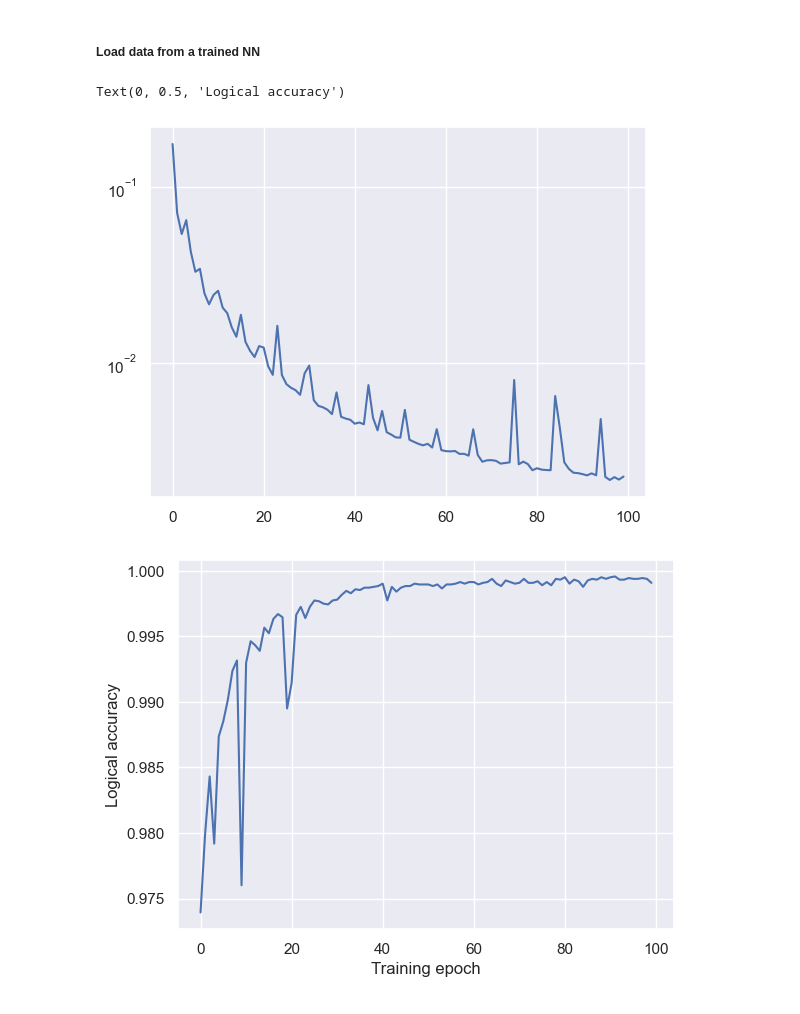
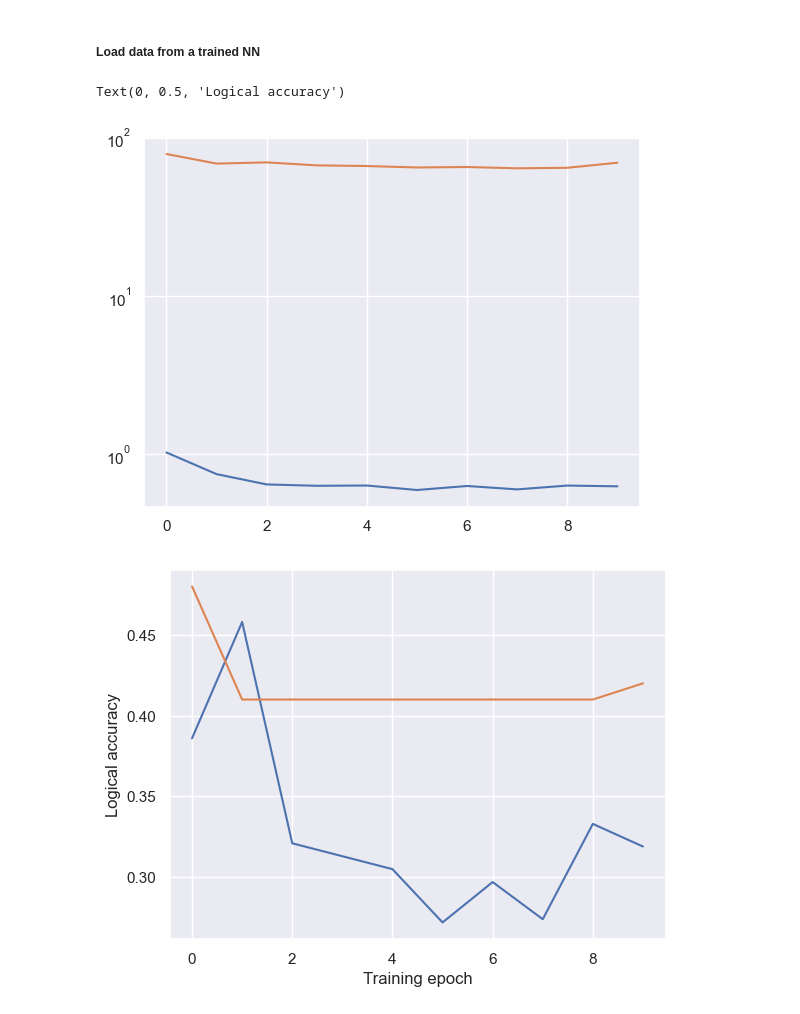
Before and after one commit to ibengtsson/GNN_decoder_quant, a Jupyter notebook: notebooks/dev_nn.ipynb, the cells around one changed output. Drawn from its saved outputs; the diff is of its cells as text; code cells hidden in the pictures.

```diff
--- a/notebooks/dev_nn.ipynb
+++ b/notebooks/dev_nn.ipynb
@@ -11,23 +11,26 @@ sns.set()
 # %% [markdown]
 ##### Load data from a trained NN
 # %%
-path = Path("../saved_models/model_231213-175916.pt")
+path = Path("../saved_models/d7_d_t_11_231214-145024.pt")
 training_data = torch.load(path, map_location="cpu")
 # %%
 history = training_data["training_history"]
-loss = history["loss"]
-failure_rate = history["failure_rate"]
+train_loss = history["train_loss"]
+val_loss = history["val_loss"]
+train_accuracy = history["train_accuracy"]
+val_accuracy = history["val_accuracy"]
+
 n_epochs = history["epoch"] + 1
 
 fig, ax = plt.subplots()
 t = range(n_epochs)
-ax.semilogy(t, loss)
+ax.semilogy(t, np.array([train_loss, val_loss]).T)
 
 fig, ax = plt.subplots()
-ax.plot(t, 1 - np.array(failure_rate))
+ax.plot(t, 1 - np.array([train_accuracy, val_accuracy]).T)
 ax.set_xlabel("Training epoch")
 ax.set_ylabel("Logical accuracy")
 # %% [output]
 Text(0, 0.5, 'Logical accuracy')
-[figure, old version]
+[figure, new version]
-[figure, old version]
+[figure, new version]
```
